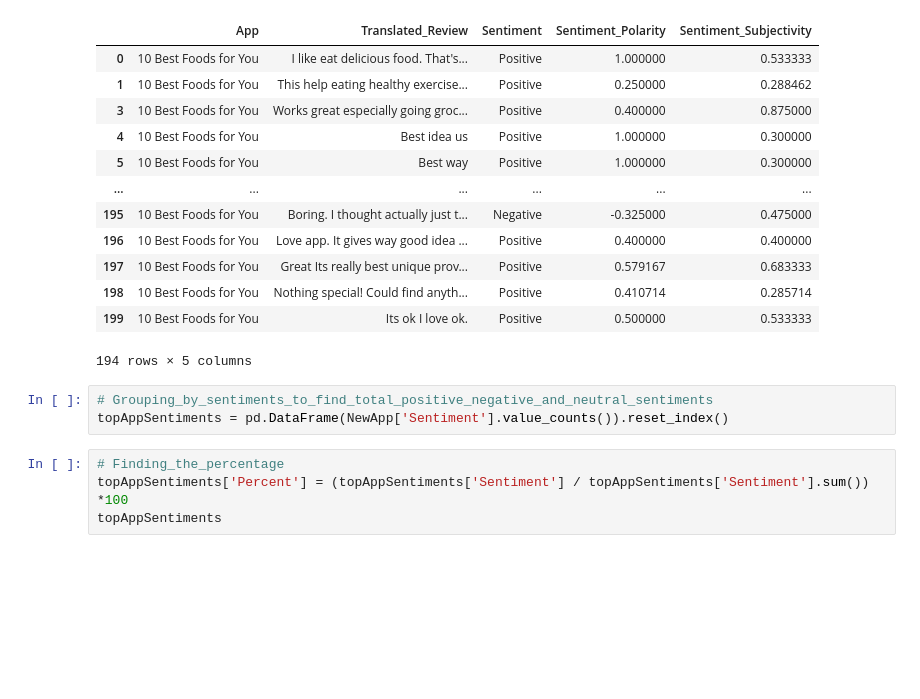
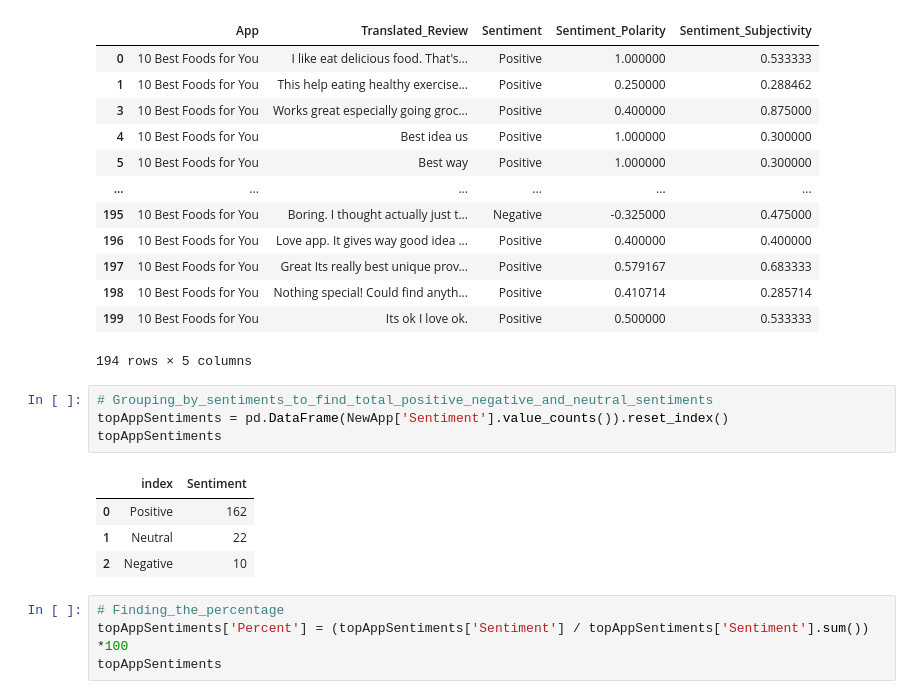
Before and after one commit to MrVishalKumbhar/Google_Play_Store_Review, a Jupyter notebook: Google_platstore_review.ipynb, the cells around one changed output. Cells and saved outputs as stored; diff of their text form; blank space fills up the shorter version.

```diff
--- a/Google_platstore_review.ipynb
+++ b/Google_platstore_review.ipynb
@@ -731,6 +731,12 @@ NewApp
 # %%
 # Grouping_by_sentiments_to_find_total_positive_negative_and_neutral_sentiments
 topAppSentiments = pd.DataFrame(NewApp['Sentiment'].value_counts()).reset_index()
+topAppSentiments
+# %% [output]
+|  | index | Sentiment |
+| 0 | Positive | 162 |
+| 1 | Neutral | 22 |
+| 2 | Negative | 10 |
 # %%
 # Finding_the_percentage
 topAppSentiments['Percent'] = (topAppSentiments['Sentiment'] / topAppSentiments['Sentiment'].sum()) *100
```
Also changed, not shown: parts of 5 cells of this notebook.
